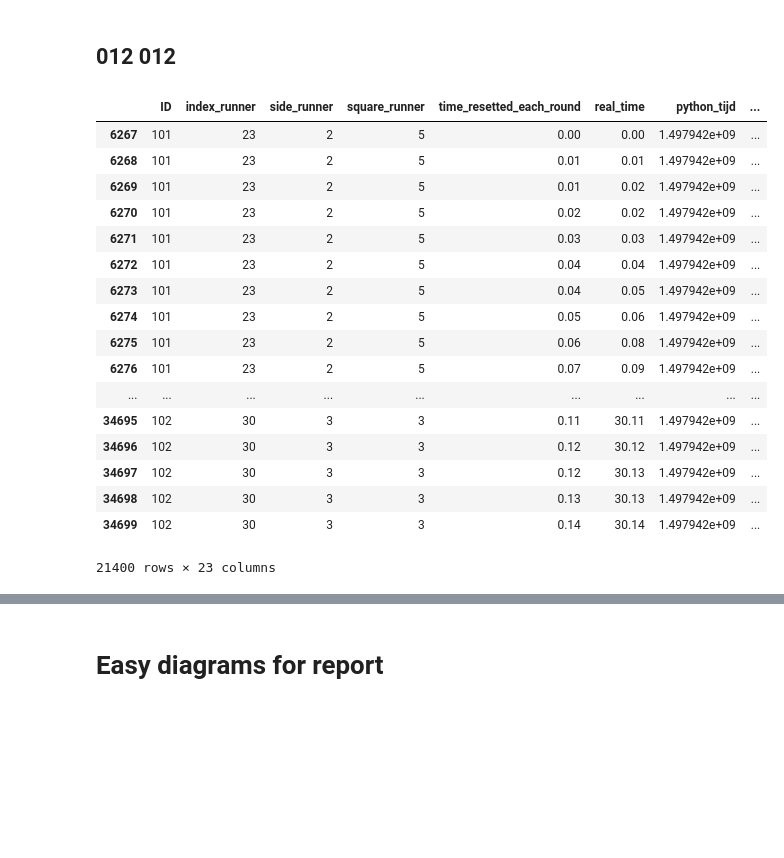
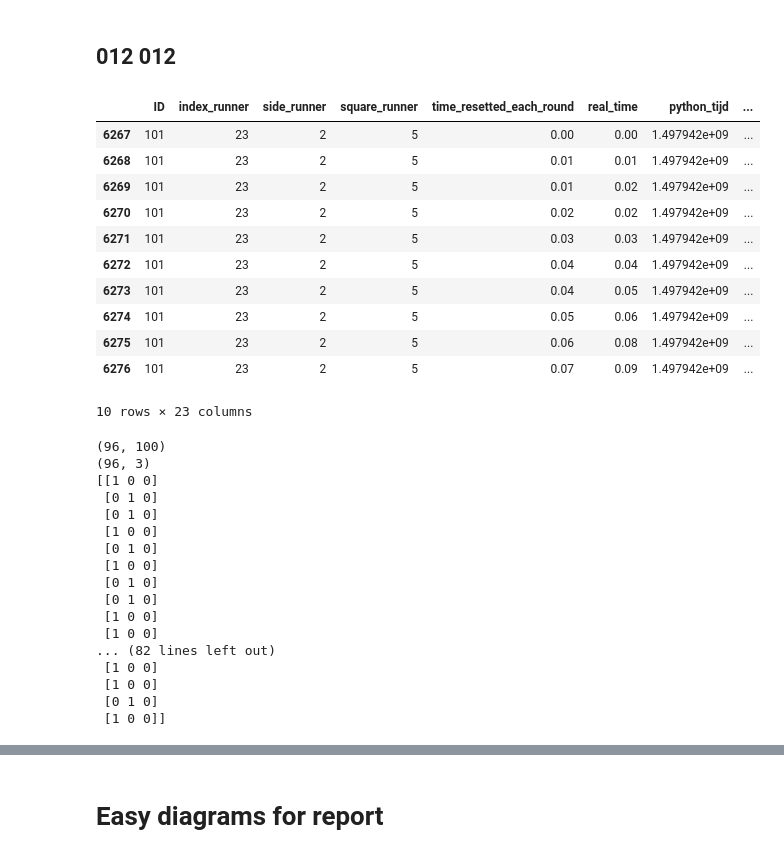
Before and after one commit to mangow/sps, a Jupyter notebook: sps.ipynb, the cells around one changed output, grey strips where cells are left out. Drawn from its saved outputs; the diff is of its cells as text; code cells hidden in the pictures; blank space fills up the shorter version.

```diff
--- a/sps.ipynb
+++ b/sps.ipynb
@@ -217,23 +219,17 @@ for child_id in children_ids:
 
 data_001122.insert(4, 'time_resetted_each_round', newtimelist)
 # %%
-data_001122.head(21400)
+data_001122.head(10)
 # %% [output]
 |  | ID | index_runner | side_runner | square_runner | time_resetted_each_round | real_time | python_tijd | ... |
 | 6267 | 101 | 23 | 2 | 5 | 0.00 | 0.00 | 1.497942e+09 | ... |
 | 6268 | 101 | 23 | 2 | 5 | 0.01 | 0.01 | 1.497942e+09 | ... |
 | 6269 | 101 | 23 | 2 | 5 | 0.01 | 0.02 | 1.497942e+09 | ... |
 | 6270 | 101 | 23 | 2 | 5 | 0.02 | 0.02 | 1.497942e+09 | ... |
 | 6271 | 101 | 23 | 2 | 5 | 0.03 | 0.03 | 1.497942e+09 | ... |
 | 6272 | 101 | 23 | 2 | 5 | 0.04 | 0.04 | 1.497942e+09 | ... |
 | 6273 | 101 | 23 | 2 | 5 | 0.04 | 0.05 | 1.497942e+09 | ... |
 | 6274 | 101 | 23 | 2 | 5 | 0.05 | 0.06 | 1.497942e+09 | ... |
 | 6275 | 101 | 23 | 2 | 5 | 0.06 | 0.08 | 1.497942e+09 | ... |
 | 6276 | 101 | 23 | 2 | 5 | 0.07 | 0.09 | 1.497942e+09 | ... |
-| ... | ... | ... | ... | ... | ... | ... | ... | ... |
-| 34695 | 102 | 30 | 3 | 3 | 0.11 | 30.11 | 1.497942e+09 | ... |
-| 34696 | 102 | 30 | 3 | 3 | 0.12 | 30.12 | 1.497942e+09 | ... |
-| 34697 | 102 | 30 | 3 | 3 | 0.12 | 30.13 | 1.497942e+09 | ... |
-| 34698 | 102 | 30 | 3 | 3 | 0.13 | 30.13 | 1.497942e+09 | ... |
-| 34699 | 102 | 30 | 3 | 3 | 0.14 | 30.14 | 1.497942e+09 | ... |
-21400 rows × 23 columns
+10 rows × 23 columns
@@ -239,0 +291,24 @@ data_001122.head(21400)
+# %%
+print(np.shape(X))
+print(np.shape(Y))
+
+
+print(Y)
+# %% [output]
+(96, 100)
+(96, 3)
+[[1 0 0]
+ [0 1 0]
+ [0 1 0]
+ [1 0 0]
+ [0 1 0]
+ [1 0 0]
+ [0 1 0]
+ [0 1 0]
+ [1 0 0]
+ [1 0 0]
+... (82 lines left out)
+ [1 0 0]
+ [1 0 0]
+ [0 1 0]
+ [1 0 0]]
```
Also changed, not shown: parts of 8 cells of this notebook.
